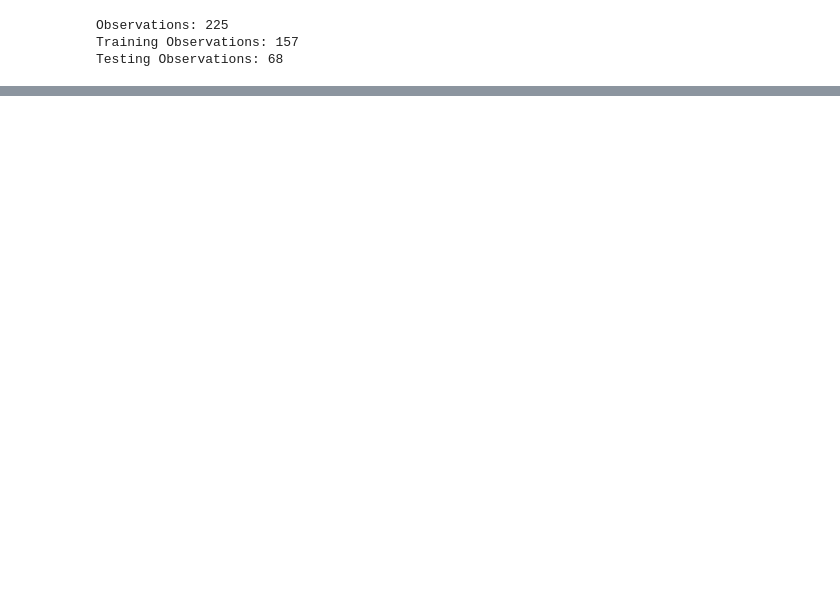
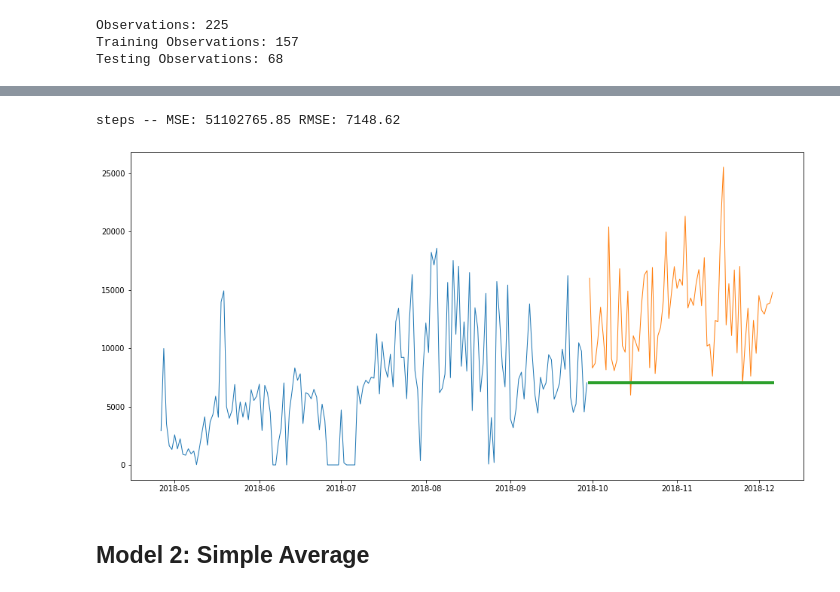
Before and after one commit to Dairy-Time/time-series-project, a Jupyter notebook: Fitbit_Data.ipynb, the cells around one changed output, grey strips where cells are left out. Cells and saved outputs as stored; diff of their text form; code cells hidden in the pictures; blank space fills up the shorter version.

```diff
--- a/Fitbit_Data.ipynb
+++ b/Fitbit_Data.ipynb
@@ -979,0 +902,7 @@ nan
+# %%
+plot_and_eval(target_vars=target_vars, train = train, test = test)
+# %% [output]
+steps -- MSE: 51102765.85 RMSE: 7148.62
+[figure, added]
+# %% [markdown]
+## Model 2: Simple Average
```
Also changed, not shown: parts of 53 cells of this notebook, 1 other file.
